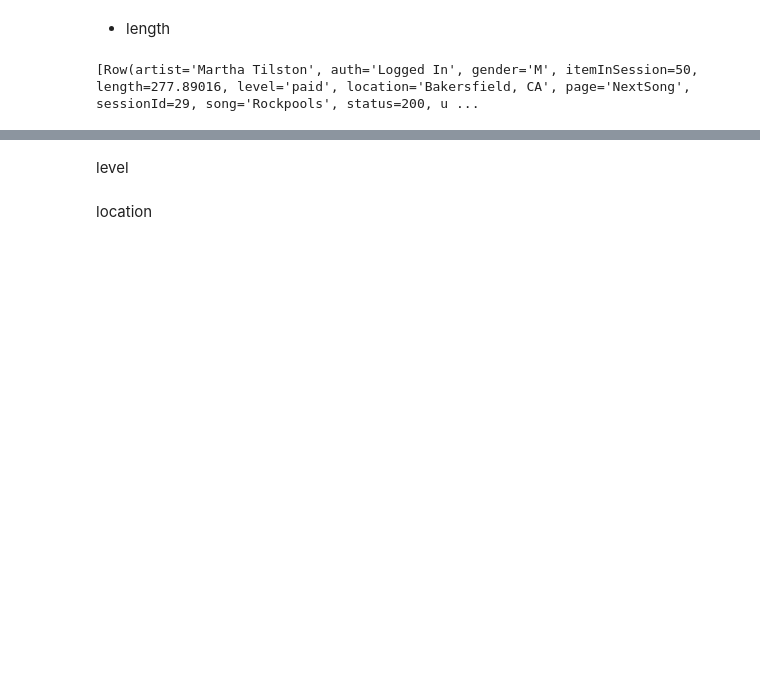
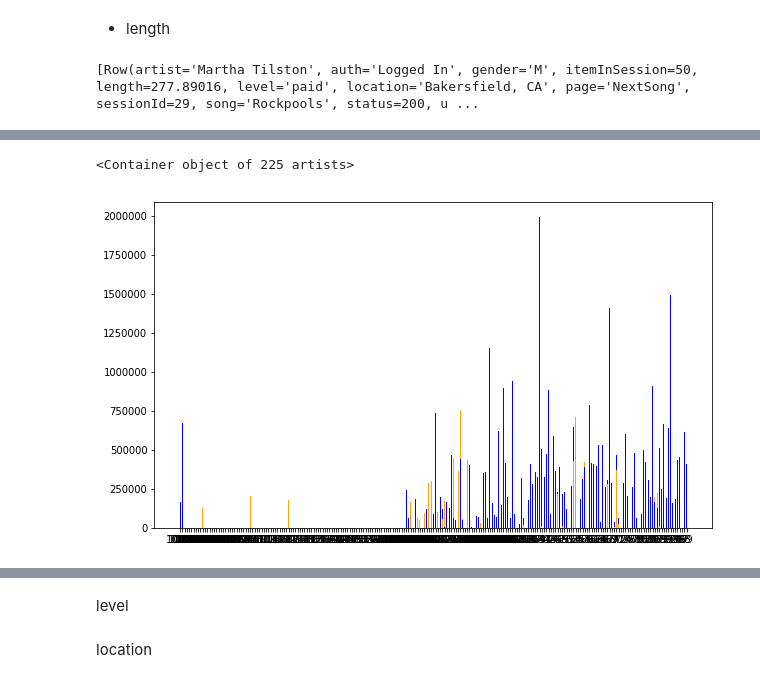
Before and after one commit to thecochenille/scaling-fishstick, a Jupyter notebook: Sparkify.ipynb, the cells around one changed output, grey strips where cells are left out. Cells and saved outputs as stored; diff of their text form; code cells hidden in the pictures; blank space fills up the shorter version.

Commit message:
Update Sparkify.ipynb
added length features

```diff
--- a/Sparkify.ipynb
+++ b/Sparkify.ipynb
@@ -566,0 +782,2 @@ length_agg_df.take(1)
+# %%
+length_agg_pd = length_agg_df.toPandas()
@@ -567,21 +793,16 @@ length_agg_df.take(1)
 # %%
 #plot aggregates
+
 
 fig, ax1 = plt.subplots(figsize=(10, 6))
 
 ax1.bar(
-    length_agg_df["userId"] - 0.2,
-    length_agg_df["total_session_length"],
+    length_agg_pd["userId"],
+    length_agg_pd["total_session_length"],
     width=0.4,
-    color=length_agg_df["churn_lab2"].map({0: 'blue', 1: 'orange'}),
+    color=length_agg_pd["churn_lab2"].map({0: 'blue', 1: 'orange'}),
     label='Total Session Length'
 )
-
-ax2 = ax1.twinx()
-ax2.bar(
-    length_agg_df["userid"] + 0.2,
-    length_agg_df["avg_session_length"],
-    width=0.4,
-    color=length_agg_df["churn_lab2"].map({0: 'lightblue', 1: 'lightsalmon'}),
-    label='Average Session Length'
-)
+# %% [output]
+<Container object of 225 artists>
+[figure, added]
```
Also changed, not shown: parts of 20 cells of this notebook.
